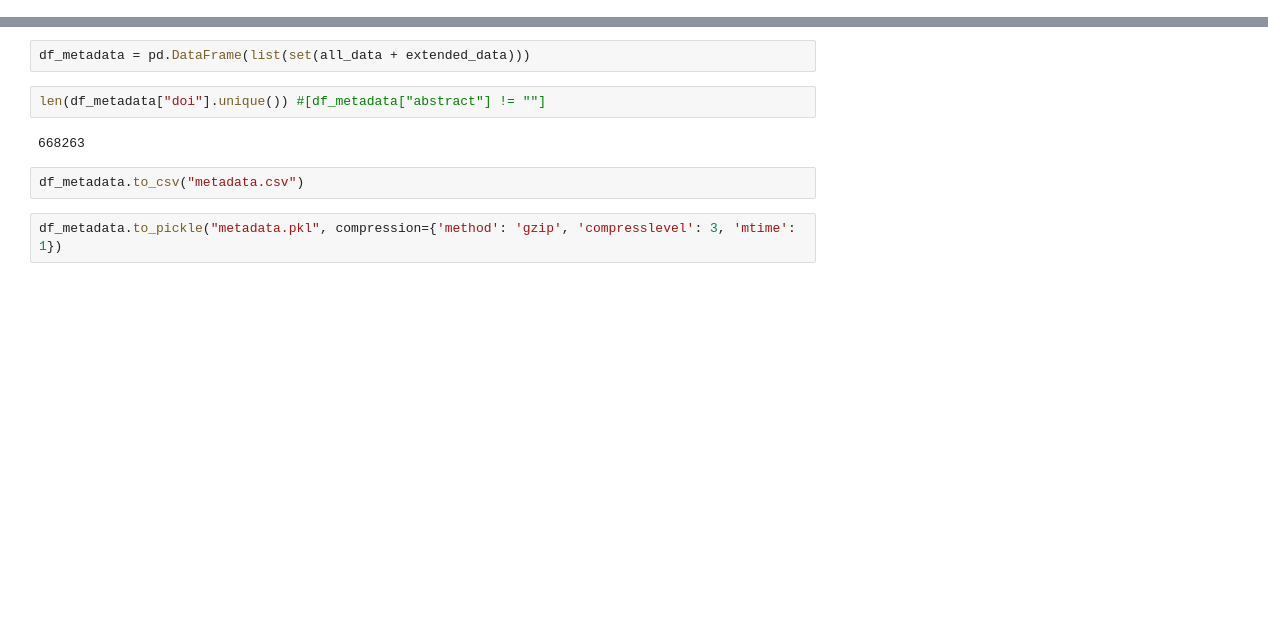
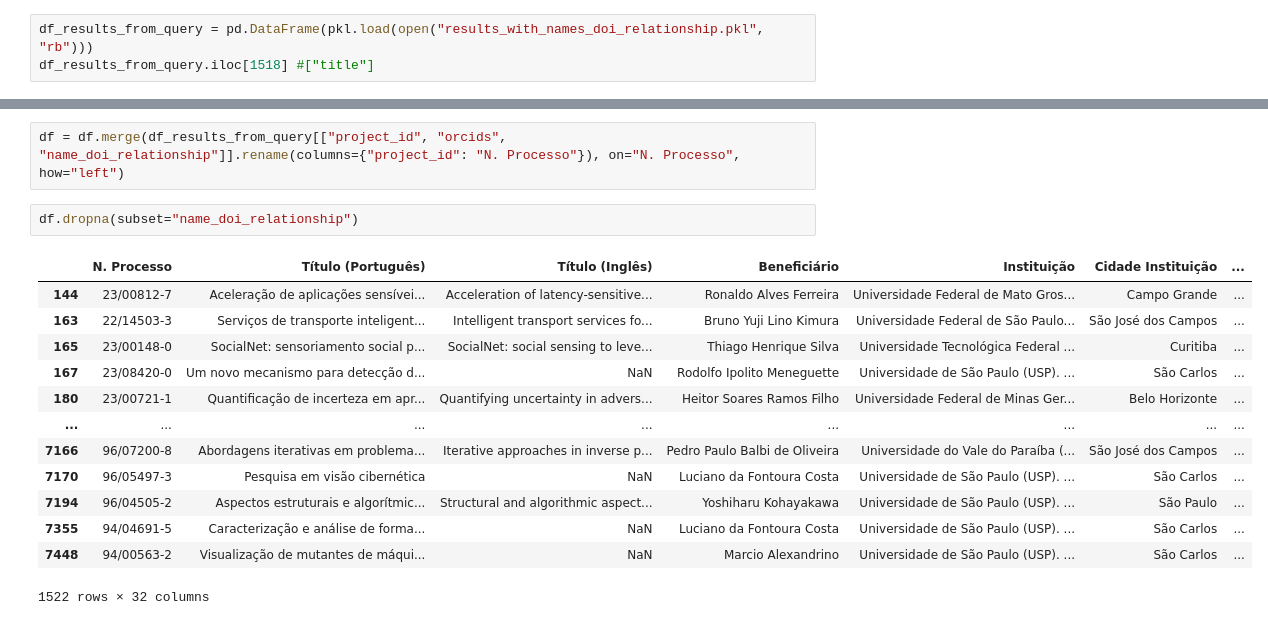
Before and after one commit to machadoprx/ml_applied_to_scientometrics, a Jupyter notebook: notebooks/00 - Fapesp Dataset Acquisition.ipynb, the cells around one changed output, grey strips where cells are left out. Drawn from its saved outputs; the diff is of its cells as text; blank space fills up the shorter version.

```diff
--- a/notebooks/00 - Fapesp Dataset Acquisition.ipynb
+++ b/notebooks/00 - Fapesp Dataset Acquisition.ipynb
@@ -10,0 +12,3 @@ from itertools import chain
+# %%
+df_results_from_query = pd.DataFrame(pkl.load(open("results_with_names_doi_relationship.pkl", "rb")))
+df_results_from_query.iloc[1518] #["title"]
@@ -175,10 +129,18 @@ extended_data = parallel_openalex_queries(extra_refs, 20, is_id=True)
-# %%
-df_metadata = pd.DataFrame(list(set(all_data + extended_data)))
-# %%
-len(df_metadata["doi"].unique()) #[df_metadata["abstract"] != ""]
-# %% [output]
-668263
-# %%
-df_metadata.to_csv("metadata.csv")
-# %%
-df_metadata.to_pickle("metadata.pkl", compression={'method': 'gzip', 'compresslevel': 3, 'mtime': 1})
+# %%
+df = df.merge(df_results_from_query[["project_id", "orcids", "name_doi_relationship"]].rename(columns={"project_id": "N. Processo"}), on="N. Processo", how="left")
+# %%
+df.dropna(subset="name_doi_relationship")
+# %% [output]
+|  | N. Processo | Título (Português) | Título (Inglês) | Beneficiário | Instituição | Cidade Instituição | ... |
+| 144 | 23/00812-7 | Aceleração de aplicações sensívei... | Acceleration of latency-sensitive... | Ronaldo Alves Ferreira | Universidade Federal de Mato Gros... | Campo Grande | ... |
+| 163 | 22/14503-3 | Serviços de transporte inteligent... | Intelligent transport services fo... | Bruno Yuji Lino Kimura | Universidade Federal de São Paulo... | São José dos Campos | ... |
+| 165 | 23/00148-0 | SocialNet: sensoriamento social p... | SocialNet: social sensing to leve... | Thiago Henrique Silva | Universidade Tecnológica Federal ... | Curitiba | ... |
+| 167 | 23/08420-0 | Um novo mecanismo para detecção d... | NaN | Rodolfo Ipolito Meneguette | Universidade de São Paulo (USP). ... | São Carlos | ... |
+| 180 | 23/00721-1 | Quantificação de incerteza em apr... | Quantifying uncertainty in advers... | Heitor Soares Ramos Filho | Universidade Federal de Minas Ger... | Belo Horizonte | ... |
+| ... | ... | ... | ... | ... | ... | ... | ... |
+| 7166 | 96/07200-8 | Abordagens iterativas em problema... | Iterative approaches in inverse p... | Pedro Paulo Balbi de Oliveira | Universidade do Vale do Paraíba (... | São José dos Campos | ... |
+| 7170 | 96/05497-3 | Pesquisa em visão cibernética | NaN | Luciano da Fontoura Costa | Universidade de São Paulo (USP). ... | São Carlos | ... |
+| 7194 | 96/04505-2 | Aspectos estruturais e algorítmic... | Structural and algorithmic aspect... | Yoshiharu Kohayakawa | Universidade de São Paulo (USP). ... | São Paulo | ... |
+| 7355 | 94/04691-5 | Caracterização e análise de forma... | NaN | Luciano da Fontoura Costa | Universidade de São Paulo (USP). ... | São Carlos | ... |
+| 7448 | 94/00563-2 | Visualização de mutantes de máqui... | NaN | Marcio Alexandrino | Universidade de São Paulo (USP). ... | São Carlos | ... |
+1522 rows × 32 columns
```
Also changed, not shown: parts of 26 cells of this notebook, 2 other files.
